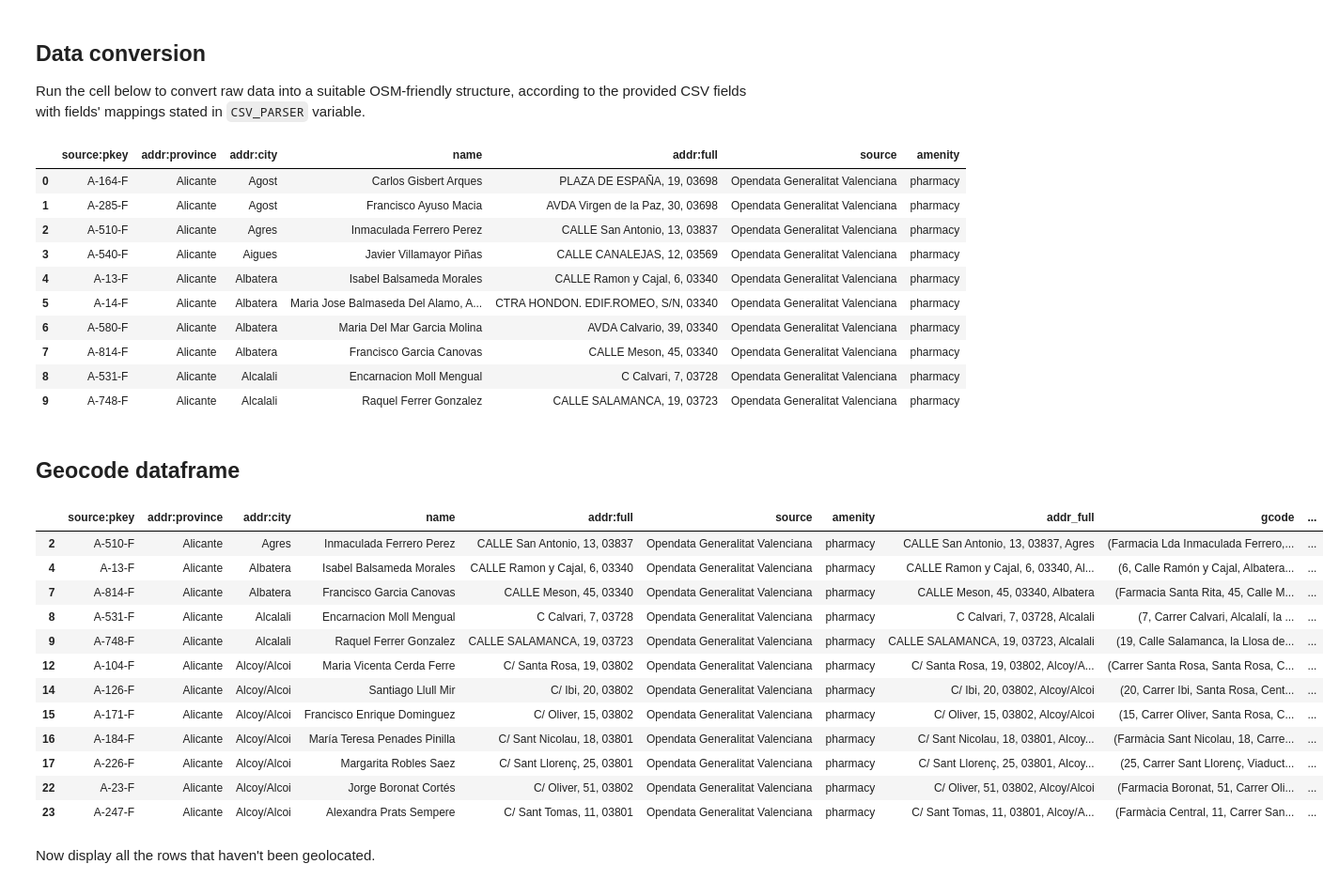
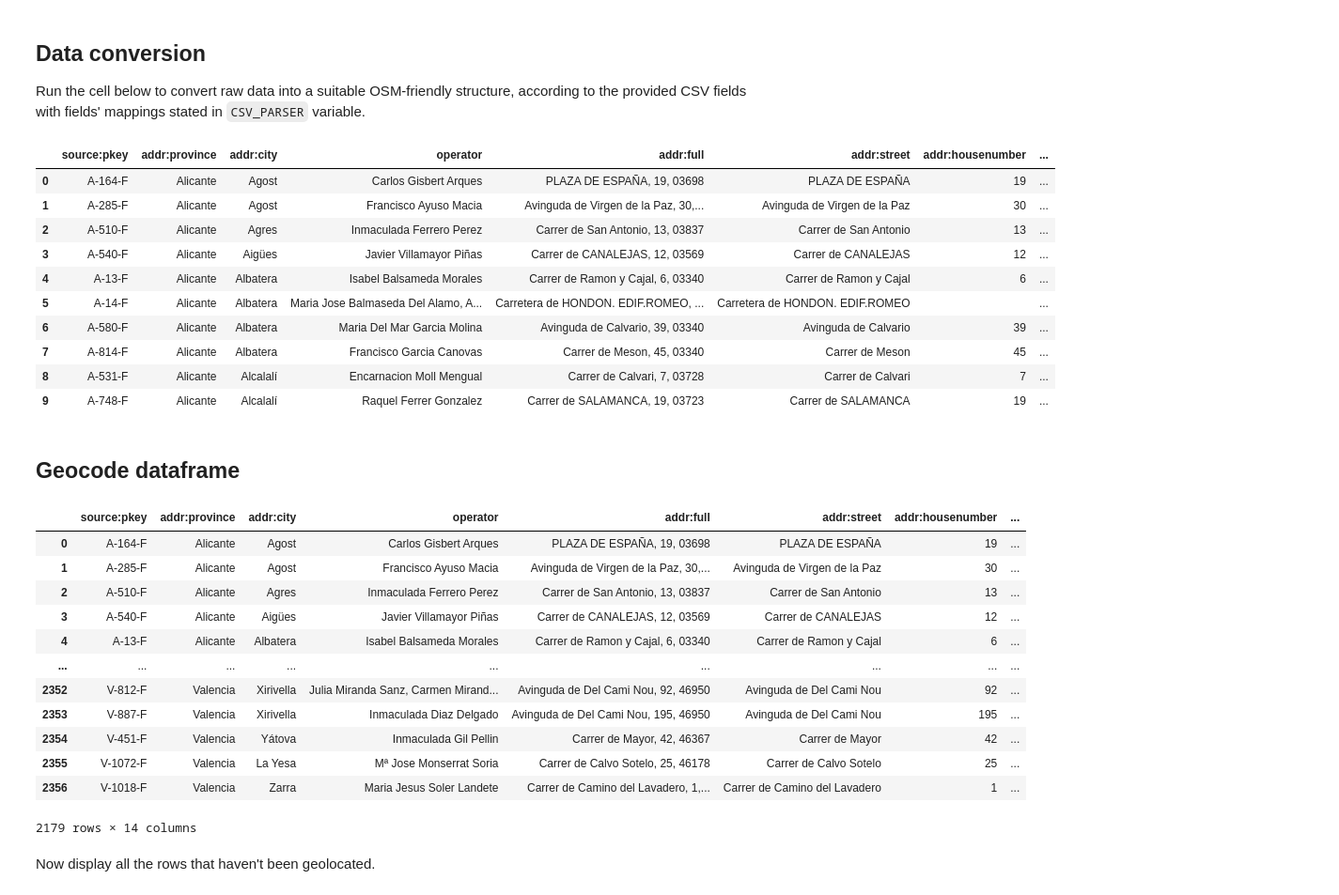
Before and after one commit to ccamara/osm_imports_preparations, a Jupyter notebook: imports/2020_03_pharmacies_cvalenciana/pharmacies_cval.ipynb, the cells around one changed output. Shown at 94% size. Drawn from its saved outputs; the diff is of its cells as text; code cells hidden in the pictures.

Commit message:
Pharmacies' import.

```diff
--- a/imports/2020_03_pharmacies_cvalenciana/pharmacies_cval.ipynb
+++ b/imports/2020_03_pharmacies_cvalenciana/pharmacies_cval.ipynb
@@ -21,6 +21,7 @@ This import will be done manually, using JOSM to edit the data. Consider using T
 
 All data preparations will be made automatically in this notebook.
 # %%
+import numpy as np
 import pandas as pd
 import geopandas as gpd
 import geopy
@@ -28,7 +29,7 @@ from osmi_helpers import data_gathering as osmi_dg
 
 # Define Data Sources
 
-DATA_RAW = 'data/raw/ListadoOficinasFarmacia.csv'
+DATA_RAW = 'data/interim/ListadoOficinasFarmacia_clean.csv'
 
 CSV_PARSER = 'fields_mapping.csv'
 # %% [markdown]
@@ -79,9 +80,13 @@ Run the cell below to convert raw data into a suitable OSM-friendly structure, a
 df = osmi_dg.csv_parser(df_raw, CSV_PARSER)
 
 # Calculate some fields.
-df['name'] = df['name'].str.title()
+df['operator'] = df['operator'].str.title()
 df['addr:province'] = df['addr:province'].str.title()
 df['addr:city'] = df['addr:city'].str.title()
+
+# Split address.
+df['addr:street'], df['addr:housenumber'], df['addr:postcode'] = df['addr:full'].str.split(',', 2).str
+df['addr:housenumber'] = df['addr:housenumber'].replace(regex = 'S/N', value = '')
 
 
 # Create a source column with "Opendata Generalitat Valenciana"
@@ -91,56 +96,59 @@ df['amenity'] = 'pharmacy'
 
 df.head(10)
 # %% [output]
-|  | source:pkey | addr:province | addr:city | name | addr:full | source | amenity |
-| 0 | A-164-F | Alicante | Agost | Carlos Gisbert Arques | PLAZA DE ESPAÑA, 19, 03698 | Opendata Generalitat Valenciana | pharmacy |
-| 1 | A-285-F | Alicante | Agost | Francisco Ayuso Macia | AVDA Virgen de la Paz, 30, 03698 | Opendata Generalitat Valenciana | pharmacy |
-| 2 | A-510-F | Alicante | Agres | Inmaculada Ferrero Perez | CALLE San Antonio, 13, 03837 | Opendata Generalitat Valenciana | pharmacy |
-| 3 | A-540-F | Alicante | Aigues | Javier Villamayor Piñas | CALLE CANALEJAS, 12, 03569 | Opendata Generalitat Valenciana | pharmacy |
-| 4 | A-13-F | Alicante | Albatera | Isabel Balsameda Morales | CALLE Ramon y Cajal, 6, 03340 | Opendata Generalitat Valenciana | pharmacy |
-| 5 | A-14-F | Alicante | Albatera | Maria Jose Balmaseda Del Alamo, A... | CTRA HONDON. EDIF.ROMEO, S/N, 03340 | Opendata Generalitat Valenciana | pharmacy |
-| 6 | A-580-F | Alicante | Albatera | Maria Del Mar Garcia Molina | AVDA Calvario, 39, 03340 | Opendata Generalitat Valenciana | pharmacy |
-| 7 | A-814-F | Alicante | Albatera | Francisco Garcia Canovas | CALLE Meson, 45, 03340 | Opendata Generalitat Valenciana | pharmacy |
-| 8 | A-531-F | Alicante | Alcalali | Encarnacion Moll Mengual | C Calvari, 7, 03728 | Opendata Generalitat Valenciana | pharmacy |
-| 9 | A-748-F | Alicante | Alcalali | Raquel Ferrer Gonzalez | CALLE SALAMANCA, 19, 03723 | Opendata Generalitat Valenciana | pharmacy |
+|  | source:pkey | addr:province | addr:city | operator | addr:full | addr:street | addr:housenumber | ... |
+| 0 | A-164-F | Alicante | Agost | Carlos Gisbert Arques | PLAZA DE ESPAÑA, 19, 03698 | PLAZA DE ESPAÑA | 19 | ... |
+| 1 | A-285-F | Alicante | Agost | Francisco Ayuso Macia | Avinguda de Virgen de la Paz, 30,... | Avinguda de Virgen de la Paz | 30 | ... |
+| 2 | A-510-F | Alicante | Agres | Inmaculada Ferrero Perez | Carrer de San Antonio, 13, 03837 | Carrer de San Antonio | 13 | ... |
+| 3 | A-540-F | Alicante | Aigües | Javier Villamayor Piñas | Carrer de CANALEJAS, 12, 03569 | Carrer de CANALEJAS | 12 | ... |
+| 4 | A-13-F | Alicante | Albatera | Isabel Balsameda Morales | Carrer de Ramon y Cajal, 6, 03340 | Carrer de Ramon y Cajal | 6 | ... |
+| 5 | A-14-F | Alicante | Albatera | Maria Jose Balmaseda Del Alamo, A... | Carretera de HONDON. EDIF.ROMEO, ... | Carretera de HONDON. EDIF.ROMEO |  | ... |
+| 6 | A-580-F | Alicante | Albatera | Maria Del Mar Garcia Molina | Avinguda de Calvario, 39, 03340 | Avinguda de Calvario | 39 | ... |
+| 7 | A-814-F | Alicante | Albatera | Francisco Garcia Canovas | Carrer de Meson, 45, 03340 | Carrer de Meson | 45 | ... |
+| 8 | A-531-F | Alicante | Alcalalí | Encarnacion Moll Mengual | Carrer de Calvari, 7, 03728 | Carrer de Calvari | 7 | ... |
+| 9 | A-748-F | Alicante | Alcalalí | Raquel Ferrer Gonzalez | Carrer de SALAMANCA, 19, 03723 | Carrer de SALAMANCA | 19 | ... |
 # %% [markdown]
 ## Geocode dataframe
 # %%
 # Geocode
-from geopy.geocoders import Nominatim
-geolocator = Nominatim(timeout=10, user_agent = "myGeolocator")
+from geopy.geocoders import Photon
+geolocator = Photon(timeout=10, user_agent = "myGeolocator")
 
-df = df.iloc[0:25, :]
-df['addr_full'] = df['addr:full'] + ', ' + df['addr:city']
+#df = df.iloc[0:25, :]
+df['addr_full'] = df['addr:street'] + ', ' + df['addr:city'] + ', ' + df['addr:province']
+df['addr:housenumber'] = df['addr:housenumber'].replace(regex = '', value = np.NaN)
+
+
 df['gcode'] = df.addr_full.apply(geolocator.geocode)
 
 # Store rows that have not been geolocated.
 df_not_found = df[df['gcode'].isnull()]
 
 df_not_found
 
 
 # Proceed with geolocated values only.
 df_loc = df[df['gcode'].notna()]
 
 # Generate a `lat` and `lon` columns with latitude and longitude values.
 df_loc['lat'] = [g.latitude for g in df_loc.gcode]
 df_loc['lon'] = [g.longitude for g in df_loc.gcode]
 
 df_loc
 # %% [output]
-|  | source:pkey | addr:province | addr:city | name | addr:full | source | amenity | addr_full | gcode | ... |
-| 2 | A-510-F | Alicante | Agres | Inmaculada Ferrero Perez | CALLE San Antonio, 13, 03837 | Opendata Generalitat Valenciana | pharmacy | CALLE San Antonio, 13, 03837, Agres | (Farmacia Lda Inmaculada Ferrero,... | ... |
-| 4 | A-13-F | Alicante | Albatera | Isabel Balsameda Morales | CALLE Ramon y Cajal, 6, 03340 | Opendata Generalitat Valenciana | pharmacy | CALLE Ramon y Cajal, 6, 03340, Al... | (6, Calle Ramón y Cajal, Albatera... | ... |
-| 7 | A-814-F | Alicante | Albatera | Francisco Garcia Canovas | CALLE Meson, 45, 03340 | Opendata Generalitat Valenciana | pharmacy | CALLE Meson, 45, 03340, Albatera | (Farmacia Santa Rita, 45, Calle M... | ... |
-| 8 | A-531-F | Alicante | Alcalali | Encarnacion Moll Mengual | C Calvari, 7, 03728 | Opendata Generalitat Valenciana | pharmacy | C Calvari, 7, 03728, Alcalali | (7, Carrer Calvari, Alcalalí, la ... | ... |
-| 9 | A-748-F | Alicante | Alcalali | Raquel Ferrer Gonzalez | CALLE SALAMANCA, 19, 03723 | Opendata Generalitat Valenciana | pharmacy | CALLE SALAMANCA, 19, 03723, Alcalali | (19, Calle Salamanca, la Llosa de... | ... |
-| 12 | A-104-F | Alicante | Alcoy/Alcoi | Maria Vicenta Cerda Ferre | C/ Santa Rosa, 19, 03802 | Opendata Generalitat Valenciana | pharmacy | C/ Santa Rosa, 19, 03802, Alcoy/A... | (Carrer Santa Rosa, Santa Rosa, C... | ... |
-| 14 | A-126-F | Alicante | Alcoy/Alcoi | Santiago Llull Mir | C/ Ibi, 20, 03802 | Opendata Generalitat Valenciana | pharmacy | C/ Ibi, 20, 03802, Alcoy/Alcoi | (20, Carrer Ibi, Santa Rosa, Cent... | ... |
-| 15 | A-171-F | Alicante | Alcoy/Alcoi | Francisco Enrique Dominguez | C/ Oliver, 15, 03802 | Opendata Generalitat Valenciana | pharmacy | C/ Oliver, 15, 03802, Alcoy/Alcoi | (15, Carrer Oliver, Santa Rosa, C... | ... |
-| 16 | A-184-F | Alicante | Alcoy/Alcoi | María Teresa Penades Pinilla | C/ Sant Nicolau, 18, 03801 | Opendata Generalitat Valenciana | pharmacy | C/ Sant Nicolau, 18, 03801, Alcoy... | (Farmàcia Sant Nicolau, 18, Carre... | ... |
-| 17 | A-226-F | Alicante | Alcoy/Alcoi | Margarita Robles Saez | C/ Sant Llorenç, 25, 03801 | Opendata Generalitat Valenciana | pharmacy | C/ Sant Llorenç, 25, 03801, Alcoy... | (25, Carrer Sant Llorenç, Viaduct... | ... |
-| 22 | A-23-F | Alicante | Alcoy/Alcoi | Jorge Boronat Cortés | C/ Oliver, 51, 03802 | Opendata Generalitat Valenciana | pharmacy | C/ Oliver, 51, 03802, Alcoy/Alcoi | (Farmacia Boronat, 51, Carrer Oli... | ... |
-| 23 | A-247-F | Alicante | Alcoy/Alcoi | Alexandra Prats Sempere | C/ Sant Tomas, 11, 03801 | Opendata Generalitat Valenciana | pharmacy | C/ Sant Tomas, 11, 03801, Alcoy/A... | (Farmàcia Central, 11, Carrer San... | ... |
+|  | source:pkey | addr:province | addr:city | operator | addr:full | addr:street | addr:housenumber | ... |
+| 0 | A-164-F | Alicante | Agost | Carlos Gisbert Arques | PLAZA DE ESPAÑA, 19, 03698 | PLAZA DE ESPAÑA | 19 | ... |
+| 1 | A-285-F | Alicante | Agost | Francisco Ayuso Macia | Avinguda de Virgen de la Paz, 30,... | Avinguda de Virgen de la Paz | 30 | ... |
+| 2 | A-510-F | Alicante | Agres | Inmaculada Ferrero Perez | Carrer de San Antonio, 13, 03837 | Carrer de San Antonio | 13 | ... |
+| 3 | A-540-F | Alicante | Aigües | Javier Villamayor Piñas | Carrer de CANALEJAS, 12, 03569 | Carrer de CANALEJAS | 12 | ... |
+| 4 | A-13-F | Alicante | Albatera | Isabel Balsameda Morales | Carrer de Ramon y Cajal, 6, 03340 | Carrer de Ramon y Cajal | 6 | ... |
+| ... | ... | ... | ... | ... | ... | ... | ... | ... |
+| 2352 | V-812-F | Valencia | Xirivella | Julia Miranda Sanz, Carmen Mirand... | Avinguda de Del Cami Nou, 92, 46950 | Avinguda de Del Cami Nou | 92 | ... |
+| 2353 | V-887-F | Valencia | Xirivella | Inmaculada Diaz Delgado | Avinguda de Del Cami Nou, 195, 46950 | Avinguda de Del Cami Nou | 195 | ... |
+| 2354 | V-451-F | Valencia | Yátova | Inmaculada Gil Pellin | Carrer de Mayor, 42, 46367 | Carrer de Mayor | 42 | ... |
+| 2355 | V-1072-F | Valencia | La Yesa | Mª Jose Monserrat Soria | Carrer de Calvo Sotelo, 25, 46178 | Carrer de Calvo Sotelo | 25 | ... |
+| 2356 | V-1018-F | Valencia | Zarra | Maria Jesus Soler Landete | Carrer de Camino del Lavadero, 1,... | Carrer de Camino del Lavadero | 1 | ... |
+2179 rows × 14 columns
 # %% [markdown]
 Now display all the rows that haven't been geolocated.
 # %%
```
Also changed, not shown: parts of 4 cells of this notebook, 4 other files.
